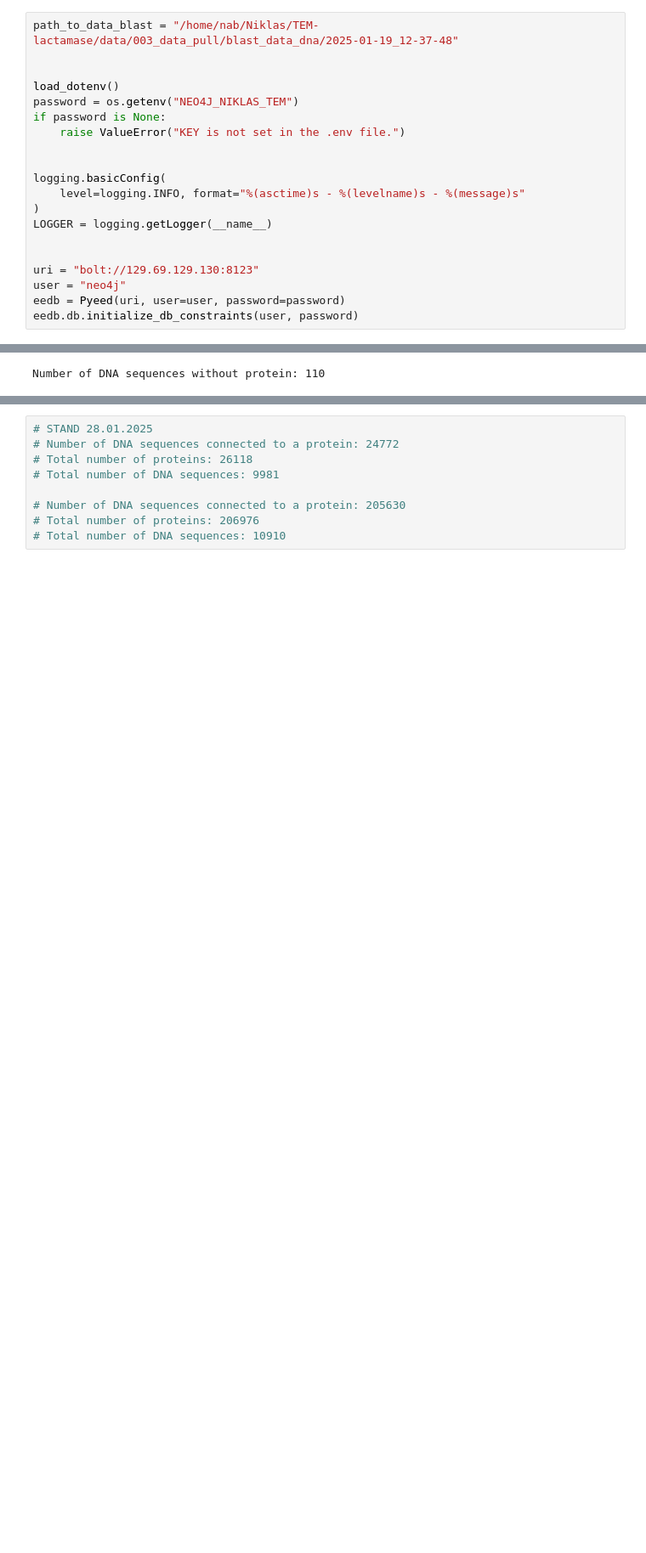
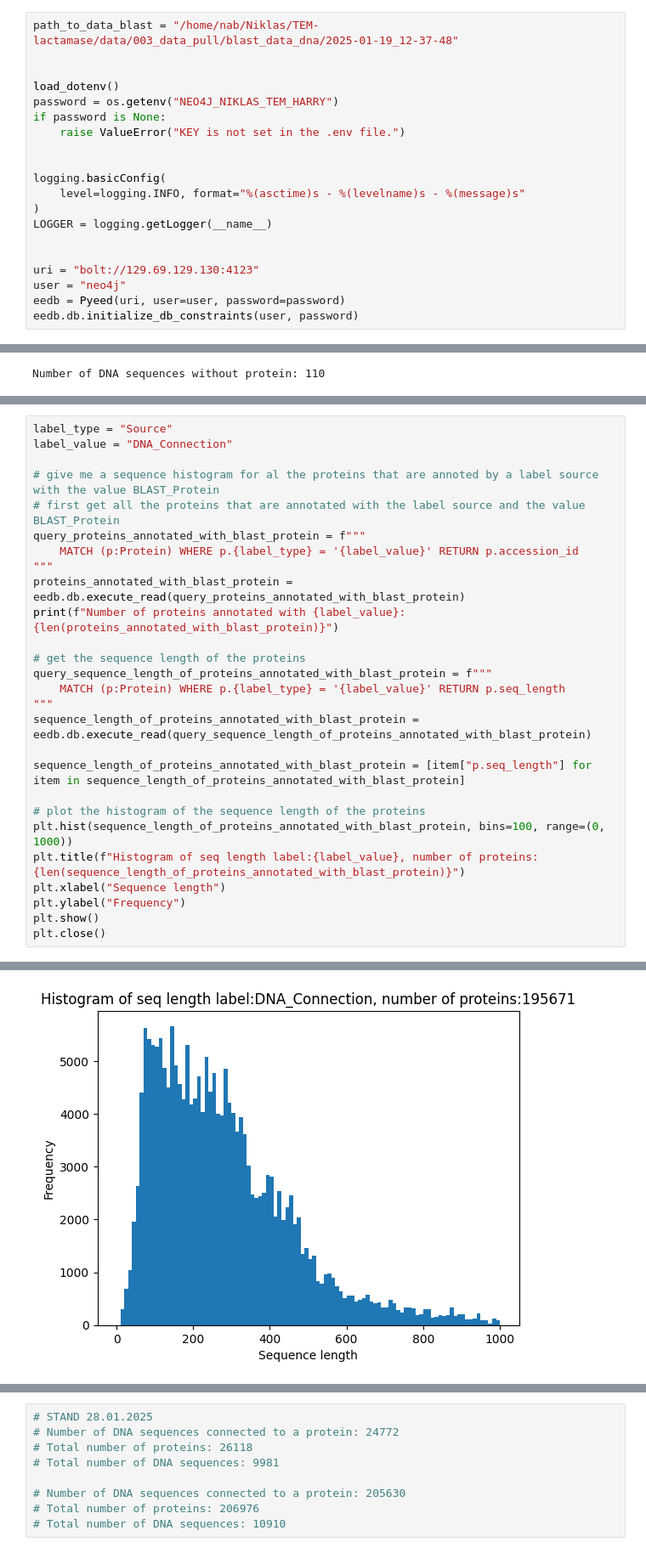
Before and after one commit to PyEED/TEM-lactamase, a Jupyter notebook: scr/code/006_TEM_Data_Stats.ipynb, the cells around one changed output, grey strips where cells are left out. Shown at 85% size. Drawn from its saved outputs; the diff is of its cells as text; blank space fills up the shorter version.

Commit message:
labeled all

```diff
--- a/scr/code/006_TEM_Data_Stats.ipynb
+++ b/scr/code/006_TEM_Data_Stats.ipynb
@@ -11,7 +11,7 @@ path_to_data_blast = "/home/nab/Niklas/TEM-lactamase/data/003_data_pull/blast_da
 
 
 load_dotenv()
-password = os.getenv("NEO4J_NIKLAS_TEM")
+password = os.getenv("NEO4J_NIKLAS_TEM_HARRY")
 if password is None:
     raise ValueError("KEY is not set in the .env file.")
 
@@ -22,7 +22,7 @@ logging.basicConfig(
 LOGGER = logging.getLogger(__name__)
 
 
-uri = "bolt://129.69.129.130:8123"
+uri = "bolt://129.69.129.130:4123"
 user = "neo4j"
 eedb = Pyeed(uri, user=user, password=password)
 eedb.db.initialize_db_constraints(user, password)
@@ -208,3 +220,31 @@ histogram_freq = np.histogram(histogram_frequency_of_protein_connections_to_dna_
 IDs of DNA sequences with the most connections to proteins: [{'d.accession_id': 'AP012495.1', 'num_connections': 7270}, {'d.accession_id': 'CP155048.1', 'num_connections': 6405}, {'d.accession_id': 'C ...
 [figure]
 [figure]
+# %%
+label_type = "Source"
+label_value = "DNA_Connection"
+
+# give me a sequence histogram for al the proteins that are annoted by a label source with the value BLAST_Protein
+# first get all the proteins that are annotated with the label source and the value BLAST_Protein
+query_proteins_annotated_with_blast_protein = f"""
+    MATCH (p:Protein) WHERE p.{label_type} = '{label_value}' RETURN p.accession_id
+"""
+proteins_annotated_with_blast_protein = eedb.db.execute_read(query_proteins_annotated_with_blast_protein)
+print(f"Number of proteins annotated with {label_value}: {len(proteins_annotated_with_blast_protein)}")
+
+# get the sequence length of the proteins
+query_sequence_length_of_proteins_annotated_with_blast_protein = f"""
+    MATCH (p:Protein) WHERE p.{label_type} = '{label_value}' RETURN p.seq_length
+"""
+sequence_length_of_proteins_annotated_with_blast_protein = eedb.db.execute_read(query_sequence_length_of_proteins_annotated_with_blast_protein)
+
+sequence_length_of_proteins_annotated_with_blast_protein = [item["p.seq_length"] for item in sequence_length_of_proteins_annotated_with_blast_protein]
+
+# plot the histogram of the sequence length of the proteins
+plt.hist(sequence_length_of_proteins_annotated_with_blast_protein, bins=100, range=(0, 1000))
+plt.title(f"Histogram of seq length label:{label_value}, number of proteins:{len(sequence_length_of_proteins_annotated_with_blast_protein)}")
+plt.xlabel("Sequence length")
+plt.ylabel("Frequency")
+plt.show()
+plt.close()
+# %% [output]
@@ -210,0 +252 @@ IDs of DNA sequences with the most connections to proteins: [{'d.accession_id':
+[figure, added]
```
Also changed, not shown: parts of 6 cells of this notebook, 6 other files.
